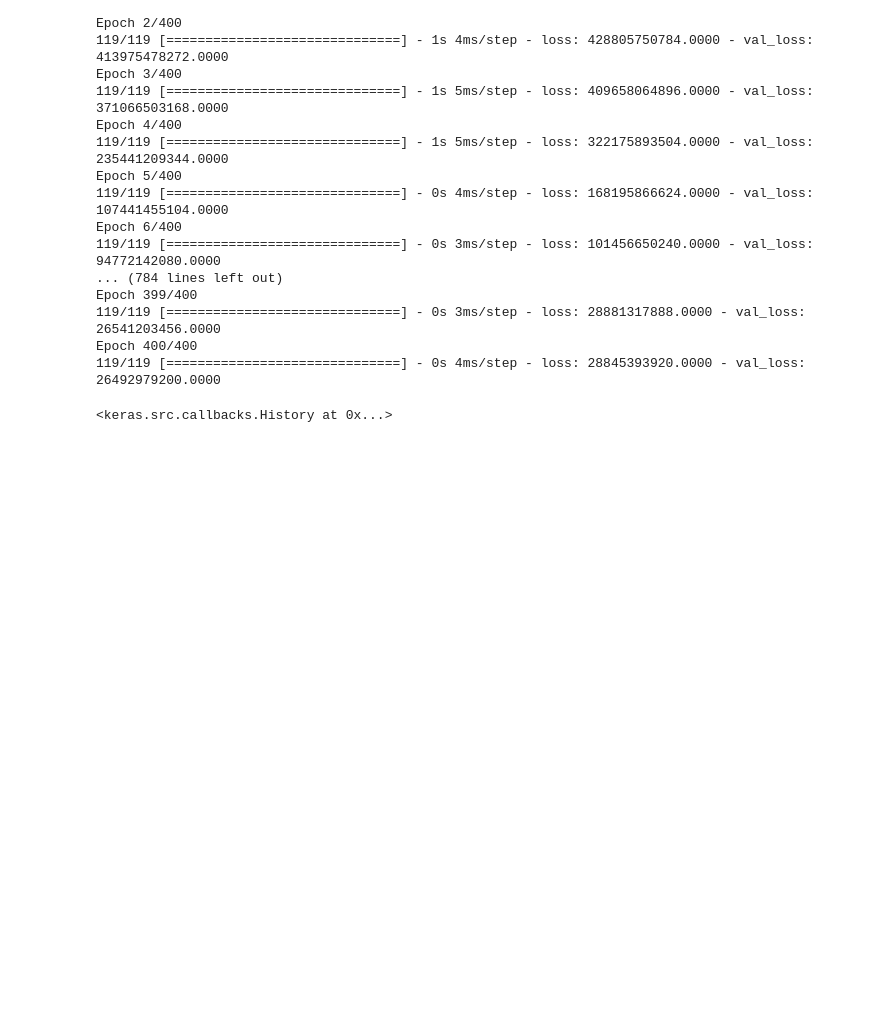
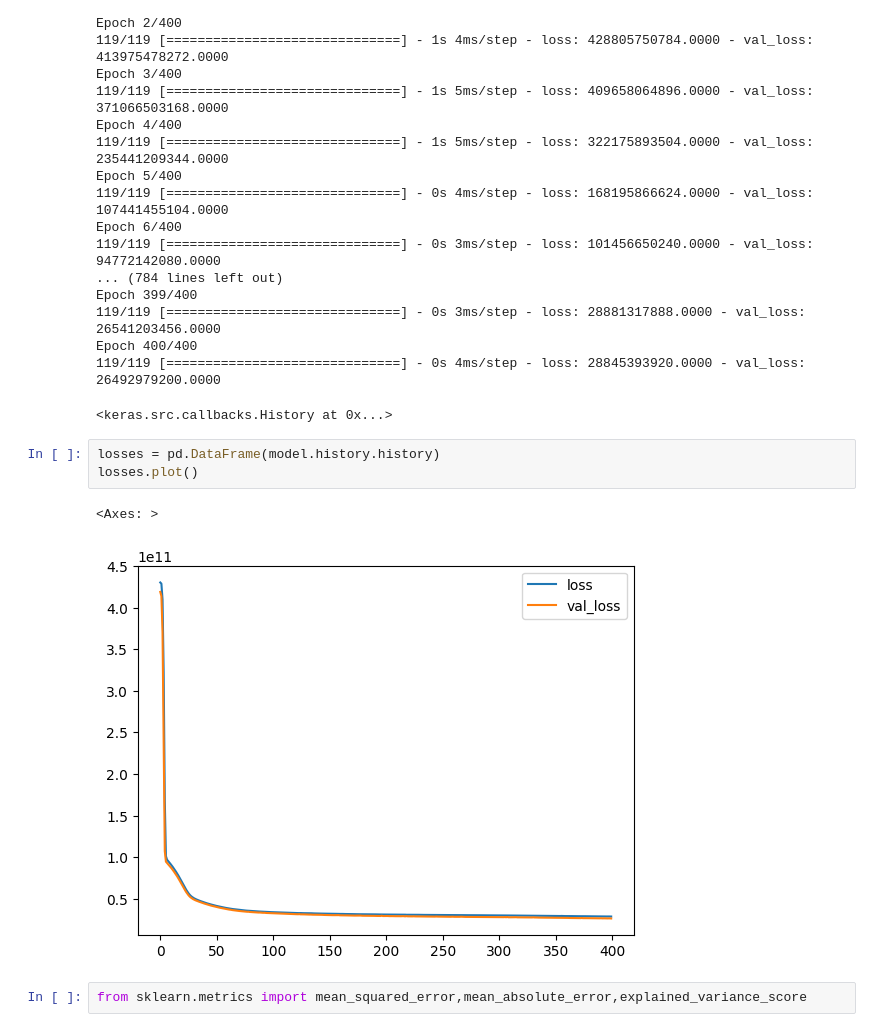
Before and after one commit to o-bissing/TF_Udemy, a Jupyter notebook: Keras_regression.ipynb, the cells around one changed output. Drawn from its saved outputs; the diff is of its cells as text; blank space fills up the shorter version.

```diff
--- a/Keras_regression.ipynb
+++ b/Keras_regression.ipynb
@@ -276,3 +276,11 @@ Epoch 399/400
 Epoch 400/400
 119/119 [==============================] - 0s 4ms/step - loss: 28845393920.0000 - val_loss: 26492979200.0000
 <keras.src.callbacks.History at 0x...>
+# %%
+losses = pd.DataFrame(model.history.history)
+losses.plot()
+# %% [output]
+<Axes: >
+[figure, added]
+# %%
+from sklearn.metrics import mean_squared_error,mean_absolute_error,explained_variance_score
```
Also changed, not shown: parts of 9 cells of this notebook.
